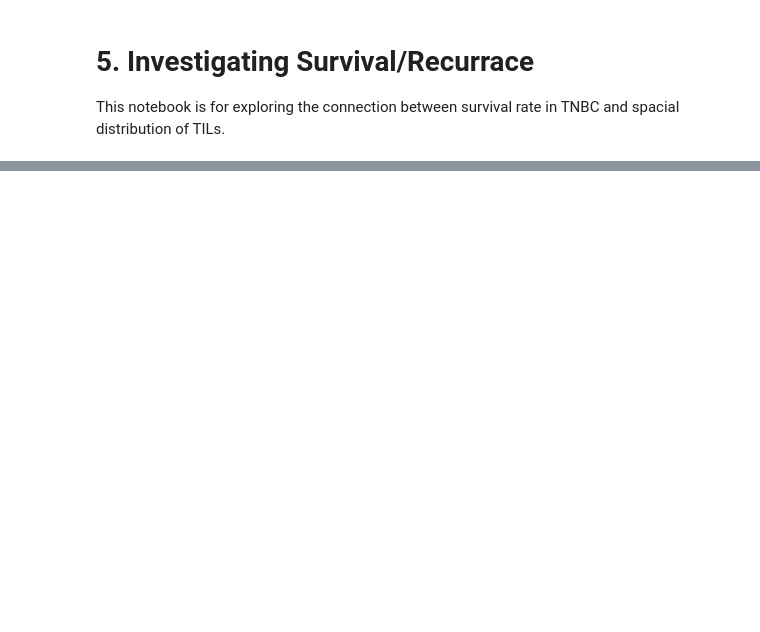
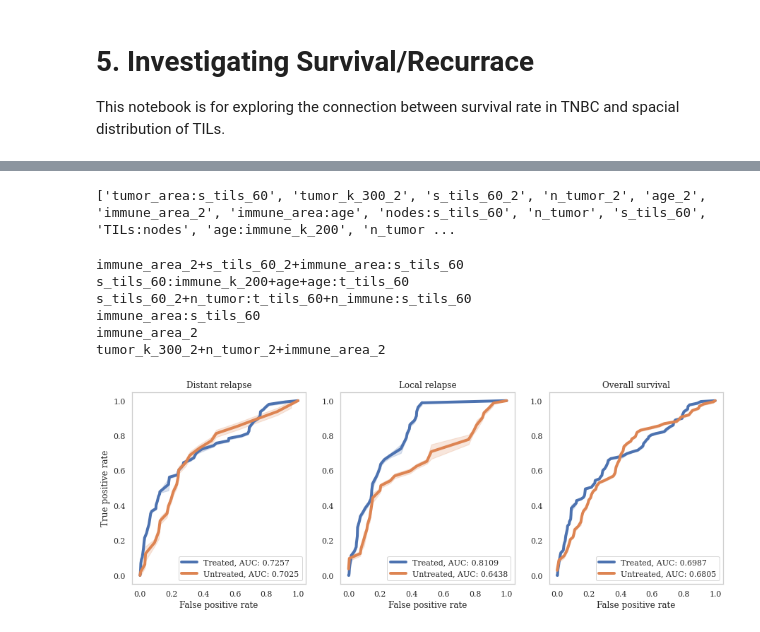
Before and after one commit to karvla/histosnet, a Jupyter notebook: notebooks/5. Investigating Survival.ipynb, the cells around one changed output, grey strips where cells are left out. Drawn from its saved outputs; the diff is of its cells as text; code cells hidden in the pictures; blank space fills up the shorter version.

Commit message:
feat: feature selectin for predicting outcomes

```diff
--- a/notebooks/5. Investigating Survival.ipynb
+++ b/notebooks/5. Investigating Survival.ipynb
@@ -370,0 +446,2 @@ df_local = try_interactions(df_treated, features, "local_relapse")
+# %%
+local_treated = select_features(df_all, "local_relapse", treated=True)
@@ -370,0 +450,2 @@ df_local = try_interactions(df_treated, features, "local_relapse")
+# %%
+local_untreated = select_features(df_all, "local_relapse", treated=False)
@@ -370,0 +454,2 @@ df_local = try_interactions(df_treated, features, "local_relapse")
+# %%
+dead_treated = select_features(df_all, "dead", treated=True)
@@ -370,0 +458,73 @@ df_local = try_interactions(df_treated, features, "local_relapse")
+# %%
+dead_untreated = select_features(df_all, "dead", treated=False)
+# %% [output]
+['tumor_area:s_tils_60', 'tumor_k_300_2', 's_tils_60_2', 'n_tumor_2', 'age_2', 'immune_area_2', 'immune_area:age', 'nodes:s_tils_60', 'n_tumor', 's_tils_60', 'TILs:nodes', 'age:immune_k_200', 'n_tumor ...
+# %%
+plt.figure(figsize=(15, 5))
+plt.tight_layout()
+matplotlib.rcParams['font.size'] = 20
+i = 0
+plt.subplot(131)
+plt.title("Distant relapse")
+df = distant_treated
+print(df["formula"].iloc[i])
+x = df["fpr"].iloc[i]
+y = df["tpr"].iloc[i]
+auc_treated = df["AUC"].iloc[i].round(4)
+sns.lineplot(x=x, y=y, linewidth=4)
+df = distant_untreated
+print(df["formula"].iloc[i])
+x = df["fpr"].iloc[i]
+y = df["tpr"].iloc[i]
+auc_untreated = df["AUC"].iloc[i].round(4)
+sns.lineplot(x=x, y=y, linewidth=4)
+plt.legend([f"Treated, AUC: {auc_treated}",
+            f"Untreated, AUC: {auc_untreated}"])
+plt.ylabel("True positive rate")
+plt.xlabel("False positive rate")
+
+
+plt.subplot(132)
+plt.title("Local relapse")
+df = local_treated
+print(df["formula"].iloc[i])
+x = df["fpr"].iloc[i]
+y = df["tpr"].iloc[i]
+auc_treated = df["AUC"].iloc[i].round(4)
+sns.lineplot(x=x, y=y, linewidth=4)
+df = local_untreated
+print(df["formula"].iloc[i])
+x = df["fpr"].iloc[i]
+y = df["tpr"].iloc[i]
+auc_untreated = df["AUC"].iloc[i].round(4)
+sns.lineplot(x=x, y=y, linewidth=4)
+plt.legend([f"Treated, AUC: {auc_treated}",
+            f"Untreated, AUC: {auc_untreated}"])
+plt.xlabel("False positive rate")
+
+plt.subplot(133)
+plt.title("Overall survival")
+df = dead_treated
+print(df["formula"].iloc[i])
+x = df["fpr"].iloc[i]
+y = df["tpr"].iloc[i]
+auc_treated = df["AUC"].iloc[i].round(4)
+sns.lineplot(x=x, y=y, linewidth=4)
+df = dead_untreated
+print(df["formula"].iloc[i])
+x = df["fpr"].iloc[i]
+y = df["tpr"].iloc[i]
+auc_untreated = df["AUC"].iloc[i].round(4)
+sns.lineplot(x=x, y=y, linewidth=4)
+plt.legend([f"Treated, AUC: {auc_treated}",
+            f"Untreated, AUC: {auc_untreated}"])
+plt.xlabel("False positive rate")
+plt.savefig("../docs/outcome_roc.svg", bbox_inches='tight')
+# %% [output]
+immune_area_2+s_tils_60_2+immune_area:s_tils_60
+s_tils_60:immune_k_200+age+age:t_tils_60
+s_tils_60_2+n_tumor:t_tils_60+n_immune:s_tils_60
+immune_area:s_tils_60
+immune_area_2
+tumor_k_300_2+n_tumor_2+immune_area_2
+[figure, added]
```
Also changed, not shown: parts of 36 cells of this notebook.
